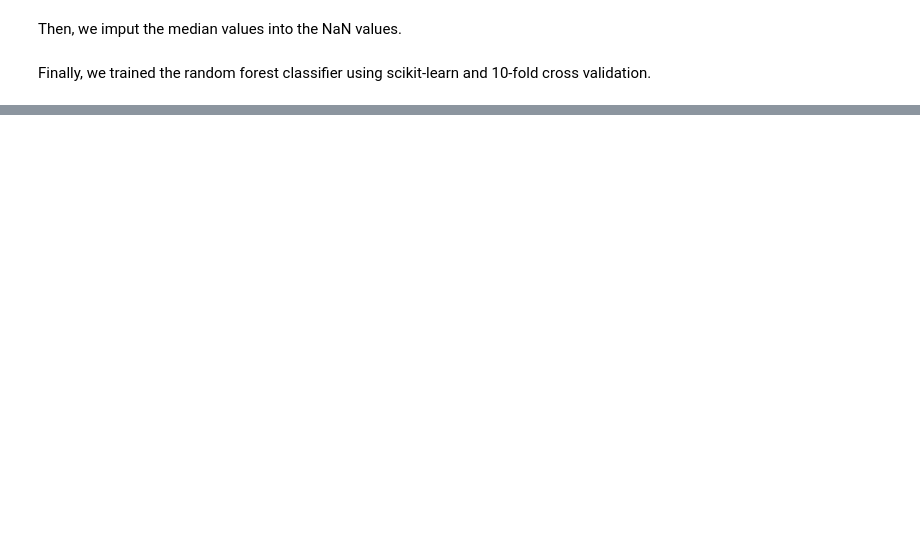
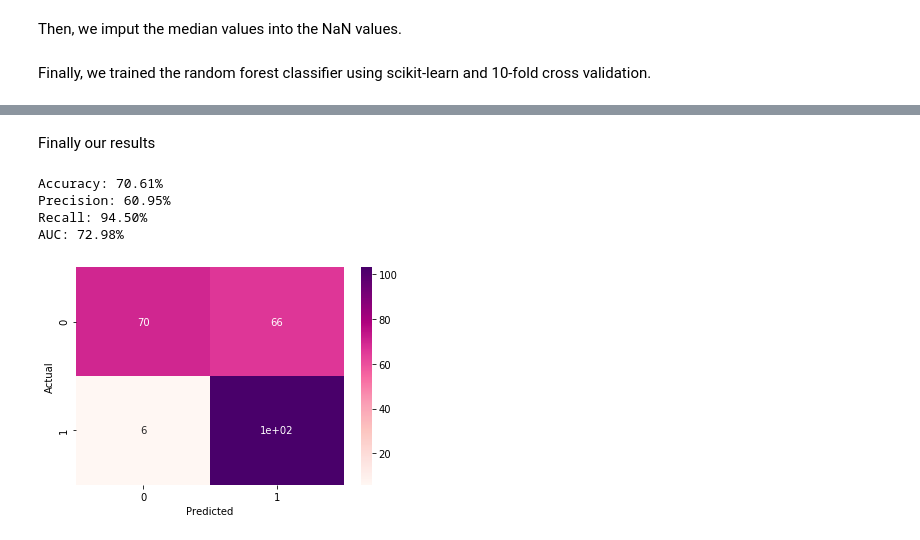
Before and after one commit to isabelatelles/covid19, a Jupyter notebook: Analysis.ipynb, the cells around one changed output, grey strips where cells are left out. Saved outputs shown, nothing was run; the diff lists cells and outputs as text; code cells hidden in the pictures; blank space fills up the shorter version.

Commit message:
trained XGBoost

```diff
--- a/Analysis.ipynb
+++ b/Analysis.ipynb
@@ -201,0 +244,2 @@ print("Recall: %0.2f (+/- %0.2f)" % (scores.mean(), scores.std() * 2))
+# %%
+X_train_xgb, X_test_xgb, y_train_xgb, y_test_xgb = train_test_split(X, y, test_size=0.2, random_state=42)
@@ -201,0 +248,3 @@ print("Recall: %0.2f (+/- %0.2f)" % (scores.mean(), scores.std() * 2))
+# %%
+model_xgb = XGBClassifier()
+model_xgb.fit(X_train_xgb, y_train_xgb, eval_metric='auc', eval_set=[(X_train_xgb, y_train_xgb), (X_test_xgb, y_test_xgb)], verbose=False)
@@ -201,0 +261,25 @@ print("Recall: %0.2f (+/- %0.2f)" % (scores.mean(), scores.std() * 2))
+# %% [markdown]
+Finally our results
+# %%
+predictions_xgb = model_xgb.predict(X_test_xgb)
+
+accuracy = accuracy_score(y_test_xgb, predictions_xgb)
+precision=precision_score(y_test_xgb, predictions_xgb)
+recall=recall_score(y_test_xgb, predictions_xgb)
+roc=roc_auc_score(y_test_xgb,predictions_xgb)
+print("Accuracy: %.2f%%" % (accuracy * 100.0))
+print("Precision: %.2f%% " % (precision *100))
+print("Recall: %.2f%% " % (recall * 100))
+print("AUC: %.2f%% " % (roc *100))
+# %% [output]
+Accuracy: 70.61%
+Precision: 60.95%
+Recall: 94.50%
+AUC: 72.98%
+# %%
+confusion_matrix_xgb = pd.crosstab(y_test_xgb, predictions_xgb, rownames=['Actual'], colnames=['Predicted'])
+
+sns.heatmap(confusion_matrix_xgb, annot=True, cmap='RdPu')
+plt.show()
+# %% [output]
+[figure, added]
```
Also changed, not shown: parts of 14 cells of this notebook.
